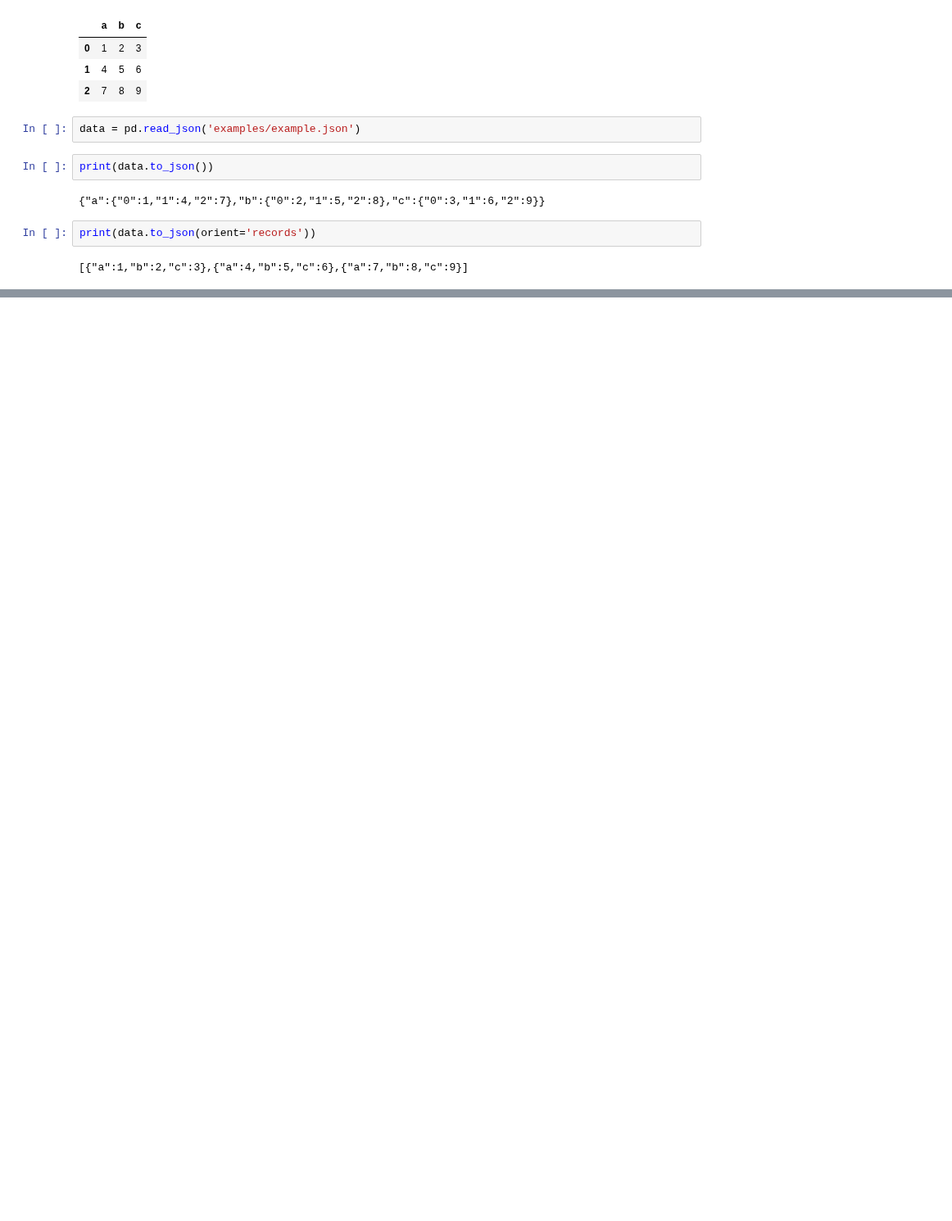
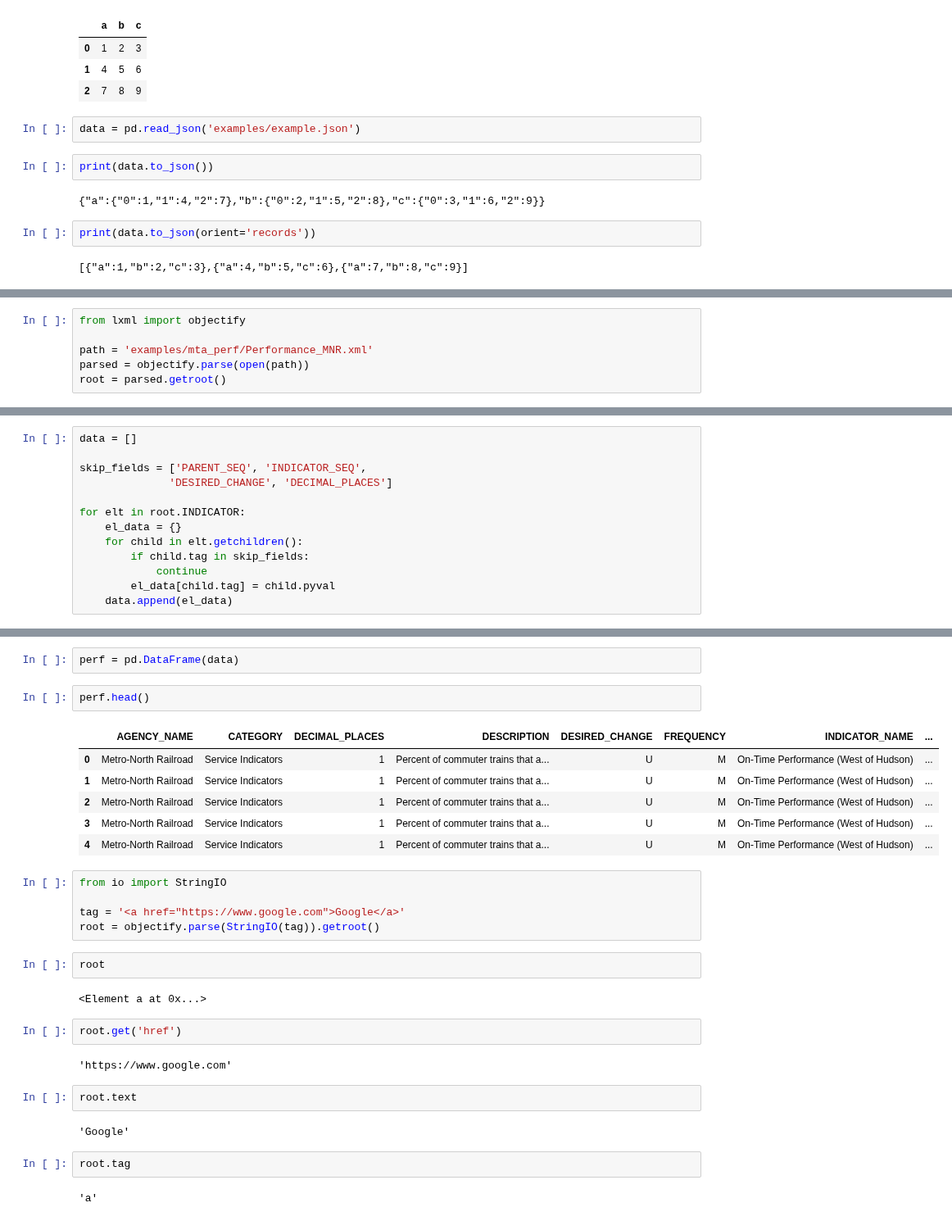
Before and after one commit to rumourcy/DA, a Jupyter notebook: pydata/chapter06.ipynb, the cells around one changed output, grey strips where cells are left out. Shown at 82% size. Saved outputs shown, nothing was run; the diff lists cells and outputs as text; blank space fills up the shorter version.

```diff
--- a/pydata/chapter06.ipynb
+++ b/pydata/chapter06.ipynb
@@ -458,0 +506,6 @@ print(data.to_json(orient='records'))
+# %%
+from lxml import objectify
+
+path = 'examples/mta_perf/Performance_MNR.xml'
+parsed = objectify.parse(open(path))
+root = parsed.getroot()
@@ -458,0 +516,13 @@ print(data.to_json(orient='records'))
+# %%
+data = []
+
+skip_fields = ['PARENT_SEQ', 'INDICATOR_SEQ',
+              'DESIRED_CHANGE', 'DECIMAL_PLACES']
+
+for elt in root.INDICATOR:
+    el_data = {}
+    for child in elt.getchildren():
+        if child.tag in skip_fields:
+            continue
+        el_data[child.tag] = child.pyval
+    data.append(el_data)
@@ -458,0 +549,32 @@ print(data.to_json(orient='records'))
+# %%
+perf = pd.DataFrame(data)
+# %%
+perf.head()
+# %% [output]
+|  | AGENCY_NAME | CATEGORY | DECIMAL_PLACES | DESCRIPTION | DESIRED_CHANGE | FREQUENCY | INDICATOR_NAME | ... |
+| 0 | Metro-North Railroad | Service Indicators | 1 | Percent of commuter trains that a... | U | M | On-Time Performance (West of Hudson) | ... |
+| 1 | Metro-North Railroad | Service Indicators | 1 | Percent of commuter trains that a... | U | M | On-Time Performance (West of Hudson) | ... |
+| 2 | Metro-North Railroad | Service Indicators | 1 | Percent of commuter trains that a... | U | M | On-Time Performance (West of Hudson) | ... |
+| 3 | Metro-North Railroad | Service Indicators | 1 | Percent of commuter trains that a... | U | M | On-Time Performance (West of Hudson) | ... |
+| 4 | Metro-North Railroad | Service Indicators | 1 | Percent of commuter trains that a... | U | M | On-Time Performance (West of Hudson) | ... |
+# %%
+from io import StringIO
+
+tag = '<a href="https://www.google.com">Google</a>'
+root = objectify.parse(StringIO(tag)).getroot()
+# %%
+root
+# %% [output]
+<Element a at 0x...>
+# %%
+root.get('href')
+# %% [output]
+'https://www.google.com'
+# %%
+root.text
+# %% [output]
+'Google'
+# %%
+root.tag
+# %% [output]
+'a'
```
Also changed, not shown: parts of 15 cells of this notebook, 6 other files.
